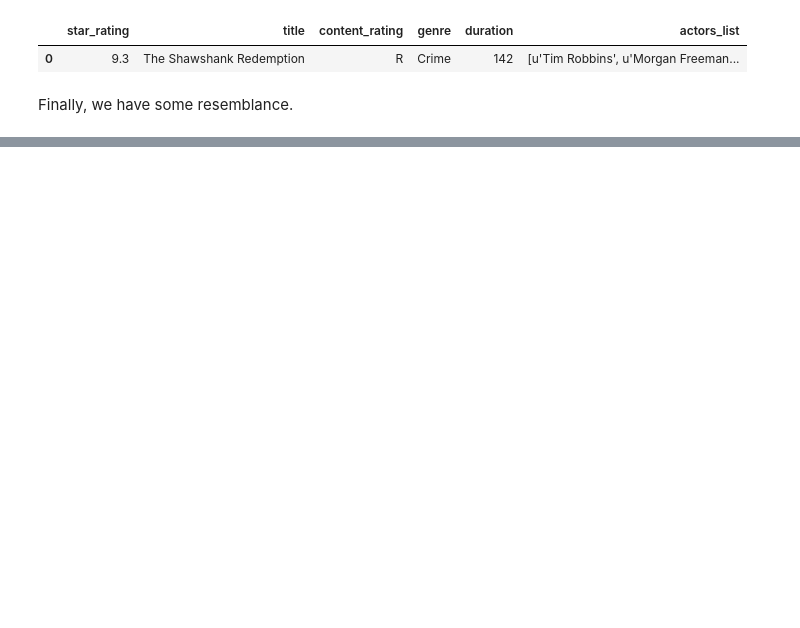
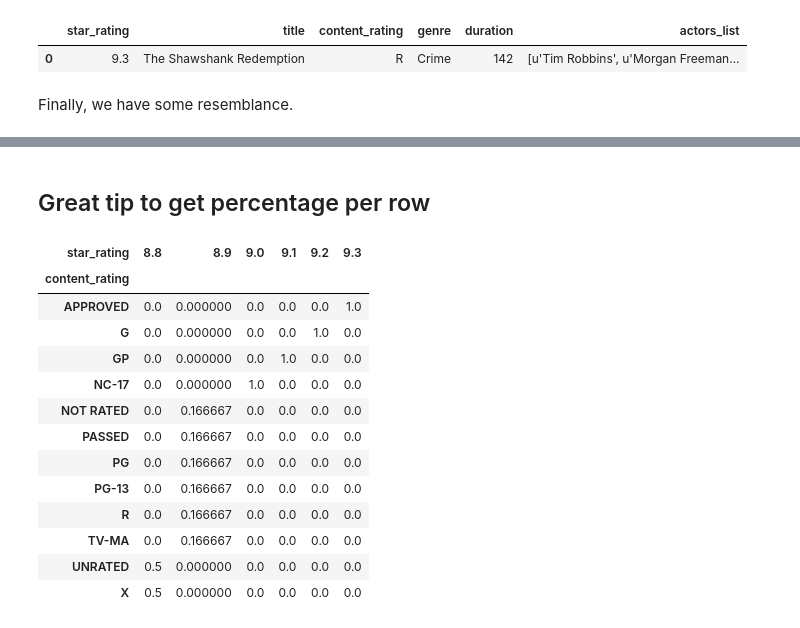
Before and after one commit to keshavvprabhu/python-tutorials, a Jupyter notebook: PandasExploration.ipynb, the cells around one changed output, grey strips where cells are left out. Drawn from its saved outputs; the diff is of its cells as text; code cells hidden in the pictures; blank space fills up the shorter version.

```diff
--- a/PandasExploration.ipynb
+++ b/PandasExploration.ipynb
@@ -164,0 +230,21 @@ Finally, we have some resemblance.
+# %% [markdown]
+## Great tip to get percentage per row
+# %%
+df_cross_tab.reset_index(inplace=True)
+df_cross_tab_perc = pd.crosstab(index=df_cross_tab.content_rating, columns=df.star_rating, values=df.star_rating, aggfunc='sum', normalize='columns')
+df_cross_tab_perc
+# %% [output]
+| star_rating | 8.8 | 8.9 | 9.0 | 9.1 | 9.2 | 9.3 |
+| content_rating |  |  |  |  |  |  |
+| APPROVED | 0.0 | 0.000000 | 0.0 | 0.0 | 0.0 | 1.0 |
+| G | 0.0 | 0.000000 | 0.0 | 0.0 | 1.0 | 0.0 |
+| GP | 0.0 | 0.000000 | 0.0 | 1.0 | 0.0 | 0.0 |
+| NC-17 | 0.0 | 0.000000 | 1.0 | 0.0 | 0.0 | 0.0 |
+| NOT RATED | 0.0 | 0.166667 | 0.0 | 0.0 | 0.0 | 0.0 |
+| PASSED | 0.0 | 0.166667 | 0.0 | 0.0 | 0.0 | 0.0 |
+| PG | 0.0 | 0.166667 | 0.0 | 0.0 | 0.0 | 0.0 |
+| PG-13 | 0.0 | 0.166667 | 0.0 | 0.0 | 0.0 | 0.0 |
+| R | 0.0 | 0.166667 | 0.0 | 0.0 | 0.0 | 0.0 |
+| TV-MA | 0.0 | 0.166667 | 0.0 | 0.0 | 0.0 | 0.0 |
+| UNRATED | 0.5 | 0.000000 | 0.0 | 0.0 | 0.0 | 0.0 |
+| X | 0.5 | 0.000000 | 0.0 | 0.0 | 0.0 | 0.0 |
```
Also changed, not shown: parts of 13 cells of this notebook.
